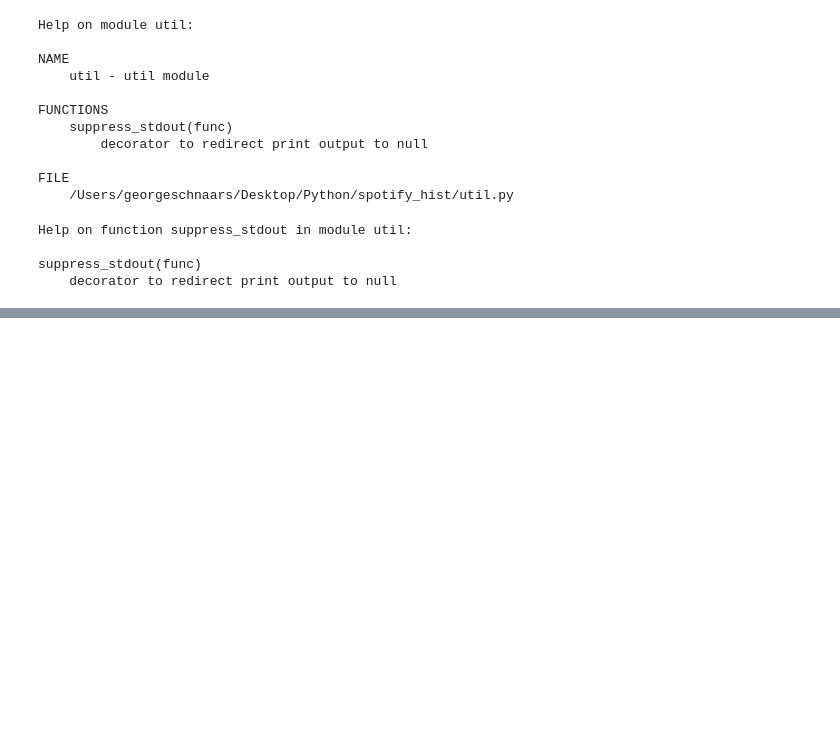
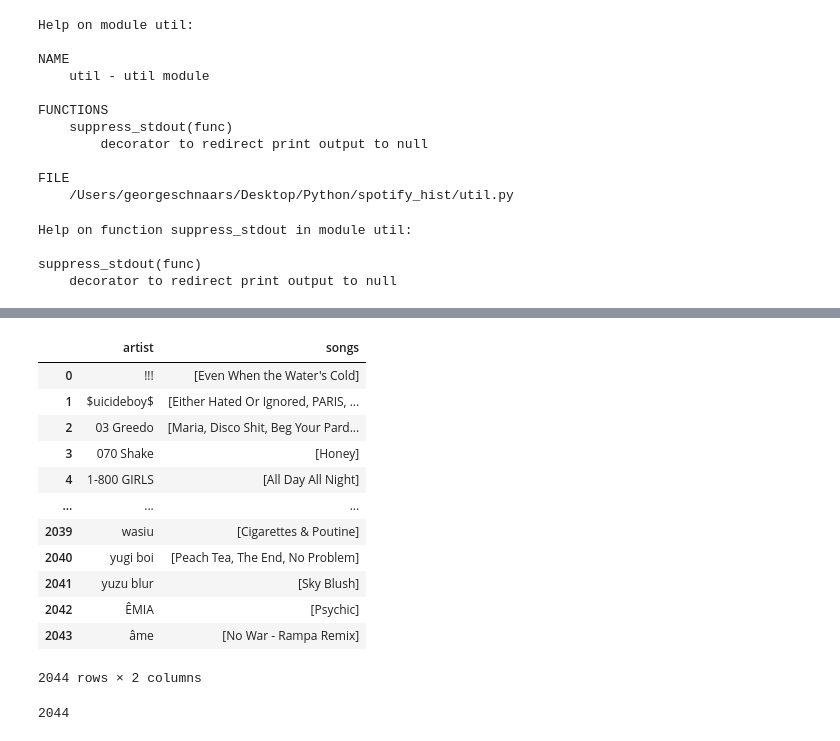
Before and after one commit to LeChase/spotify_hist, a Jupyter notebook: testing.ipynb, the cells around one changed output, grey strips where cells are left out. Saved outputs shown, nothing was run; the diff lists cells and outputs as text; code cells hidden in the pictures; blank space fills up the shorter version.

```diff
--- a/testing.ipynb
+++ b/testing.ipynb
@@ -84,7 +84,7 @@ Name: datetime, dtype: int64
 # %%
 import lyricsgenius, json
 # %%
-genius = lyricsgenius.Genius("UgvKlj9wHavgvBZScdTzfIKL2DKiIatIwPVV0M6JpEqm8YgIC_eJiQsYcsnmU2G-")
+genius = lyricsgenius.Genius("UgvKlj9wHavgvBZScdTzfIKL2DKiIatIwPVV0M6JpEqm8YgIC_eJiQsYcsnmU2G-", timeout = 60, sleep_time = 2)
 # %%
 genius.verbose = False
 # %%
@@ -232,0 +234,18 @@ starting: Mon May  4 21:21:33 2020
+# %%
+test = uniques.groupby('artist')['song'].apply(list).reset_index(name = 'songs')
+# %%
+test
+# %% [output]
+|  | artist | songs |
+| 0 | !!! | [Even When the Water's Cold] |
+| 1 | $uicideboy$ | [Either Hated Or Ignored, PARIS, ... |
+| 2 | 03 Greedo | [Maria, Disco Shit, Beg Your Pard... |
+| 3 | 070 Shake | [Honey] |
+| 4 | 1-800 GIRLS | [All Day All Night] |
+| ... | ... | ... |
+| 2039 | wasiu | [Cigarettes & Poutine] |
+| 2040 | yugi boi | [Peach Tea, The End, No Problem] |
+| 2041 | yuzu blur | [Sky Blush] |
+| 2042 | ÊMIA | [Psychic] |
+| 2043 | âme | [No War - Rampa Remix] |
+2044 rows × 2 columns
@@ -232,0 +258,4 @@ starting: Mon May  4 21:21:33 2020
+# %%
+len(d)
+# %% [output]
+2044
```
Also changed, not shown: parts of 20 cells of this notebook.
